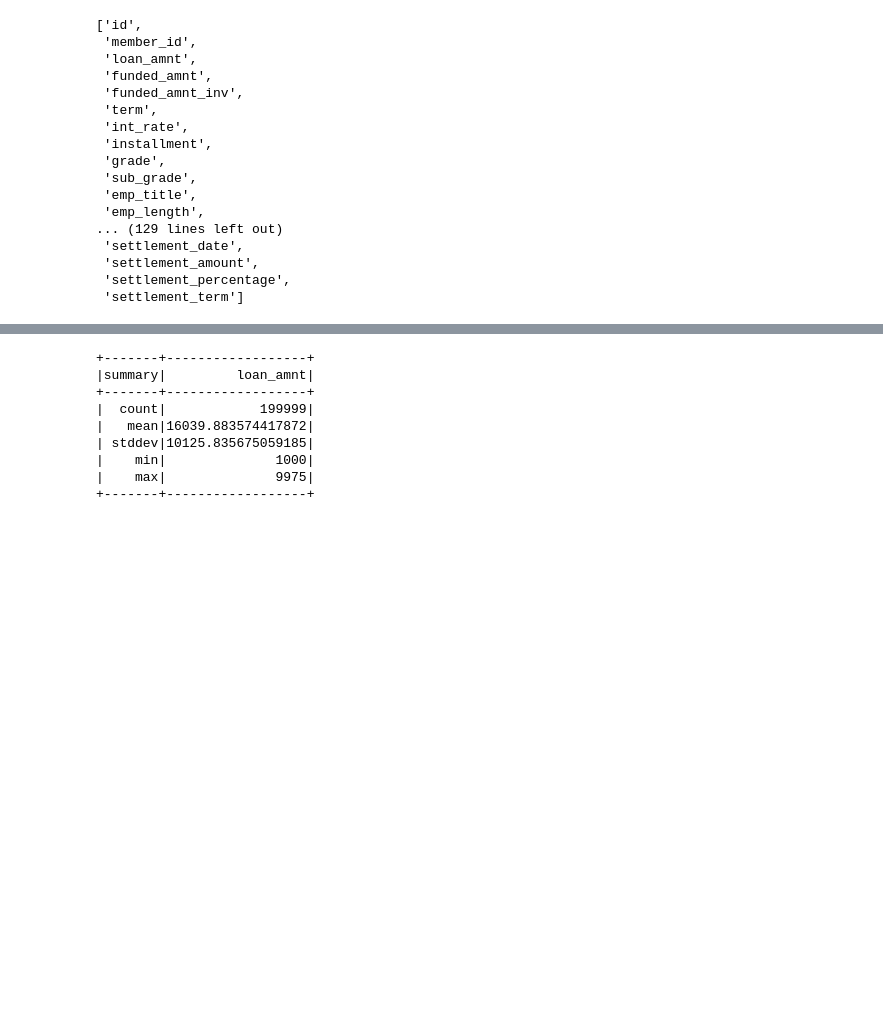
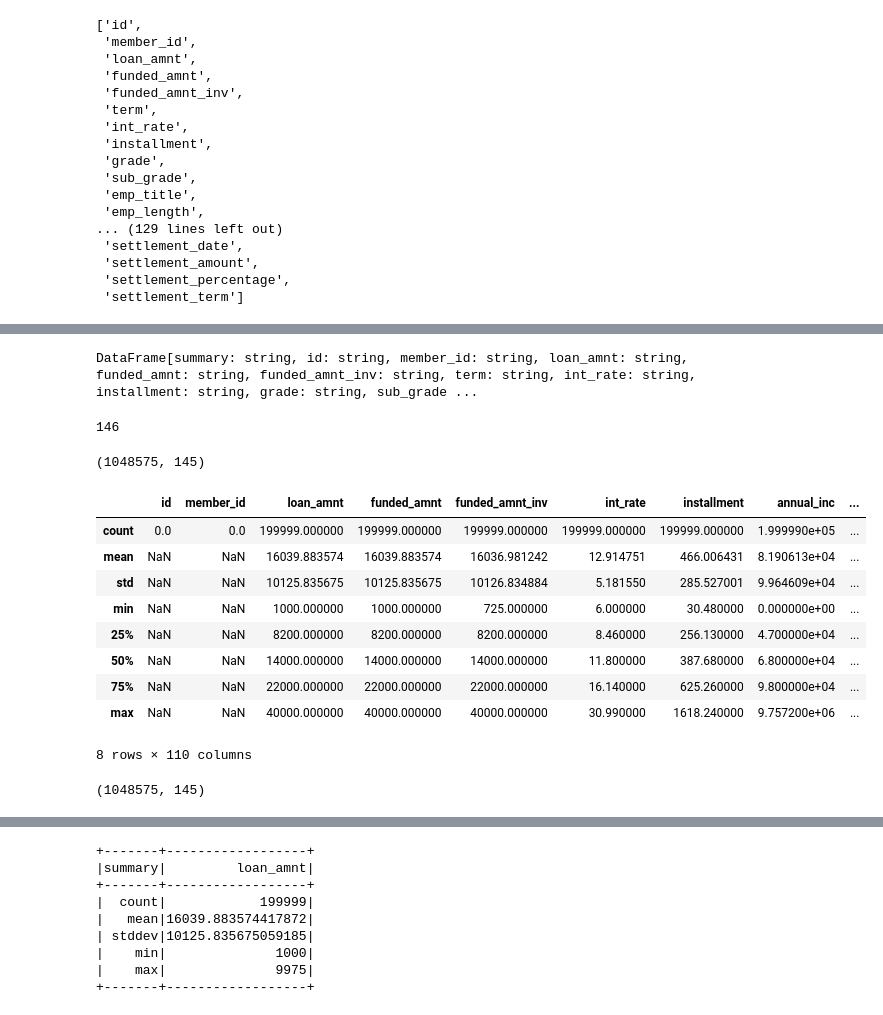
Before and after one commit to Gyujeong-Lee/DaViz, a Jupyter notebook: 학습/Spark/practice_pyspark.ipynb, the cells around one changed output, grey strips where cells are left out. Saved outputs shown, nothing was run; the diff lists cells and outputs as text; code cells hidden in the pictures; blank space fills up the shorter version.

Commit message:
CHORE: pyspark jupyter notebook 파일 수정

```diff
--- a/학습/Spark/practice_pyspark.ipynb
+++ b/학습/Spark/practice_pyspark.ipynb
@@ -84,3 +91,7 @@ df_pyspark.show(1, vertical=True)
  settlement_percentage                      | null
  settlement_term                            | null
 only showing top 1 row
+# %%
+df_pyspark.describe()
+# %% [output]
+DataFrame[summary: string, id: string, member_id: string, loan_amnt: string, funded_amnt: string, funded_amnt_inv: string, term: string, int_rate: string, installment: string, grade: string, sub_grade ...
@@ -86,0 +100,28 @@ only showing top 1 row
+# %%
+len(cols.split(','))
+# %% [output]
+146
+# %%
+print((df_pyspark.count(), len(df_pyspark.columns)))
+# %% [output]
+(1048575, 145)
+# %%
+import pandas as pd
+df_pandas = pd.read_csv('../../../DaViz_연습용/sample_dataset.csv', encoding='CP949')
+# %%
+df_pandas.describe()
+# %% [output]
+|  | id | member_id | loan_amnt | funded_amnt | funded_amnt_inv | int_rate | installment | annual_inc | ... |
+| count | 0.0 | 0.0 | 199999.000000 | 199999.000000 | 199999.000000 | 199999.000000 | 199999.000000 | 1.999990e+05 | ... |
+| mean | NaN | NaN | 16039.883574 | 16039.883574 | 16036.981242 | 12.914751 | 466.006431 | 8.190613e+04 | ... |
+| std | NaN | NaN | 10125.835675 | 10125.835675 | 10126.834884 | 5.181550 | 285.527001 | 9.964609e+04 | ... |
+| min | NaN | NaN | 1000.000000 | 1000.000000 | 725.000000 | 6.000000 | 30.480000 | 0.000000e+00 | ... |
+| 25% | NaN | NaN | 8200.000000 | 8200.000000 | 8200.000000 | 8.460000 | 256.130000 | 4.700000e+04 | ... |
+| 50% | NaN | NaN | 14000.000000 | 14000.000000 | 14000.000000 | 11.800000 | 387.680000 | 6.800000e+04 | ... |
+| 75% | NaN | NaN | 22000.000000 | 22000.000000 | 22000.000000 | 16.140000 | 625.260000 | 9.800000e+04 | ... |
+| max | NaN | NaN | 40000.000000 | 40000.000000 | 40000.000000 | 30.990000 | 1618.240000 | 9.757200e+06 | ... |
+8 rows × 110 columns
+# %%
+df_pandas.shape
+# %% [output]
+(1048575, 145)
```
Also changed, not shown: parts of 5 cells of this notebook.
